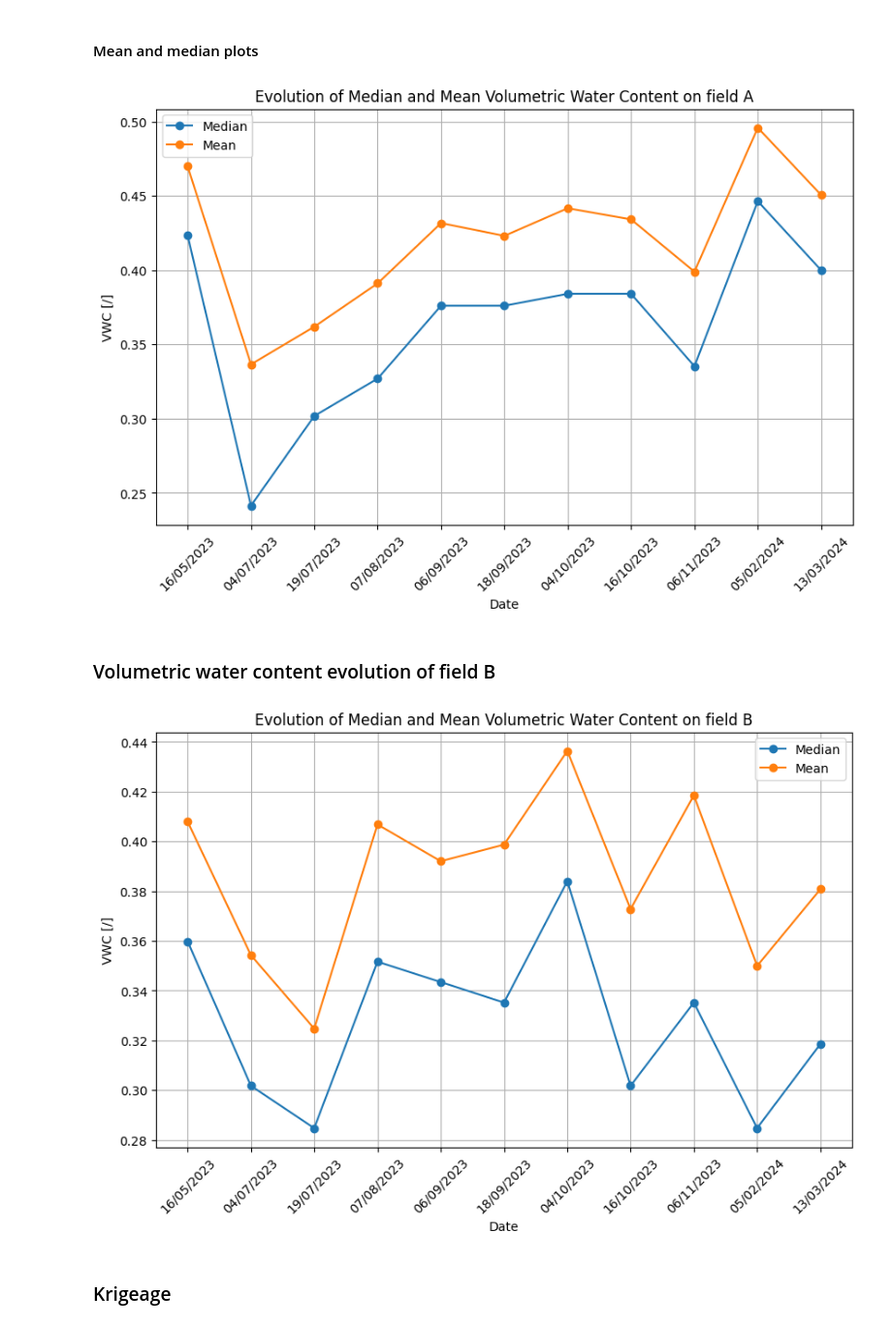
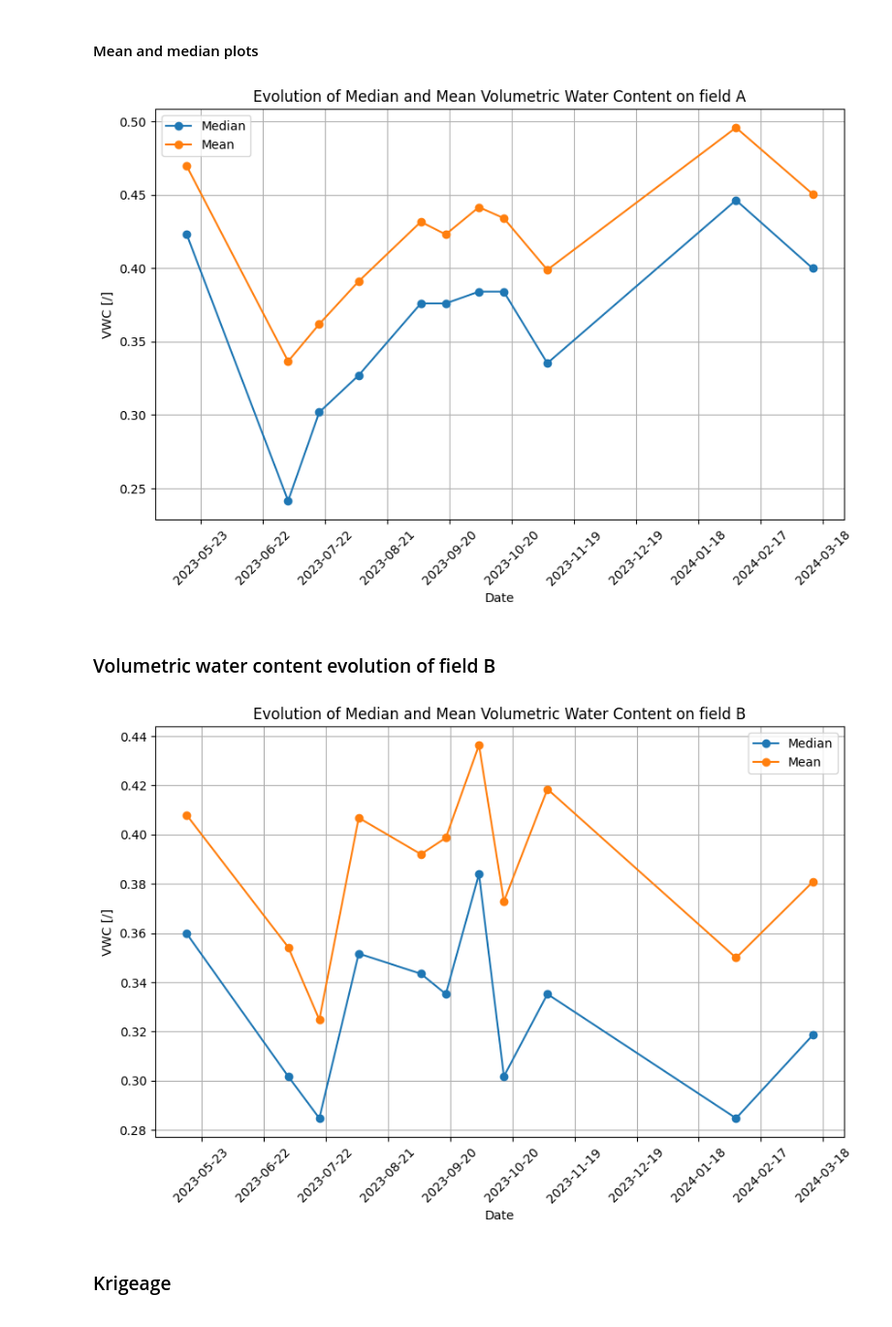
Before and after one commit to Django184/Master-Thesis, a Jupyter notebook: gpr.ipynb, the cells around one changed output. Shown: that part at 97% size. Saved outputs shown, nothing was run; the diff lists cells and outputs as text; code cells hidden in the pictures.

```diff
--- a/gpr.ipynb
+++ b/gpr.ipynb
@@ -49,13 +49,16 @@ for gpr_data_table in gpr_data_tables:
 
 dates = extract_dates(field_a_paths)
 
+# Convert dates to datetime objects
+dates = pd.to_datetime(dates, format="%d/%m/%Y")
+
 plt.figure(figsize=(10, 6))
 plt.plot(dates, median_GPR_data_tables, marker='o', label='Median')
 plt.plot(dates, mean_GPR_data_tables, marker='o', label='Mean')
 plt.xlabel('Date')
 plt.ylabel('VWC [/]')
 plt.title('Evolution of Median and Mean Volumetric Water Content on field A')
-plt.xticks(dates, rotation=45)
+plt.xticks(rotation=45)
 plt.gca().xaxis.set_major_locator(plt.MaxNLocator(12))
 plt.grid(True)
 plt.legend()
@@ -66,7 +69,7 @@ plt.show()
 gpr_data_tables = []
 dates = []
 # %% [output]
-[figure, old version]
+[figure, new version]
 # %% [markdown]
 ### Volumetric water content evolution of field B
 # %%
@@ -74,35 +77,38 @@ dates = []
 
 import_data(field_b_paths)
 
 mean_GPR_data_tables = []
 for gpr_data_table in gpr_data_tables:
     mean_GPR_data_table = gpr_data_table.iloc[:,2].mean()
     mean_GPR_data_tables.append(mean_GPR_data_table)
 
 median_GPR_data_tables = []
 for gpr_data_table in gpr_data_tables:
     median_GPR_data_table = gpr_data_table.iloc[:,2].median()
     median_GPR_data_tables.append(median_GPR_data_table)
 
 dates = extract_dates(field_b_paths)
 
+# Convert dates to datetime objects
+dates = pd.to_datetime(dates, format="%d/%m/%Y")
+
 plt.figure(figsize=(10, 6))
 plt.plot(dates, median_GPR_data_tables, marker='o', label='Median')
 plt.plot(dates, mean_GPR_data_tables, marker='o', label='Mean')
 plt.xlabel('Date')
 plt.ylabel('VWC [/]')
 plt.title('Evolution of Median and Mean Volumetric Water Content on field B')
-plt.xticks(dates, rotation=45)
+plt.xticks(rotation=45)
 plt.gca().xaxis.set_major_locator(plt.MaxNLocator(12))
 plt.grid(True)
 plt.legend()
 plt.show()
 
 # Reset
 gpr_data_tables = []
 dates = []
 # %% [output]
-[figure, old version]
+[figure, new version]
 # %% [markdown]
 ### Krigeage
 # %% [markdown]
```
Also changed, not shown: parts of 1 cell of this notebook.
